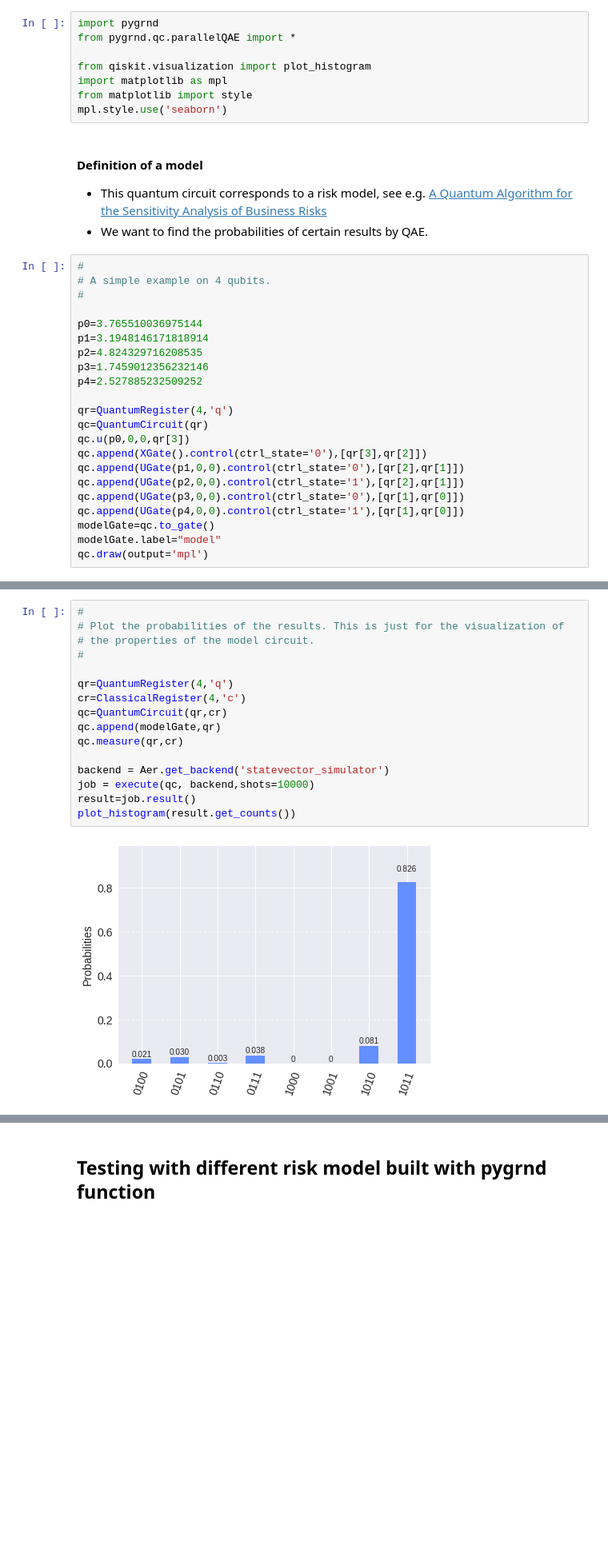
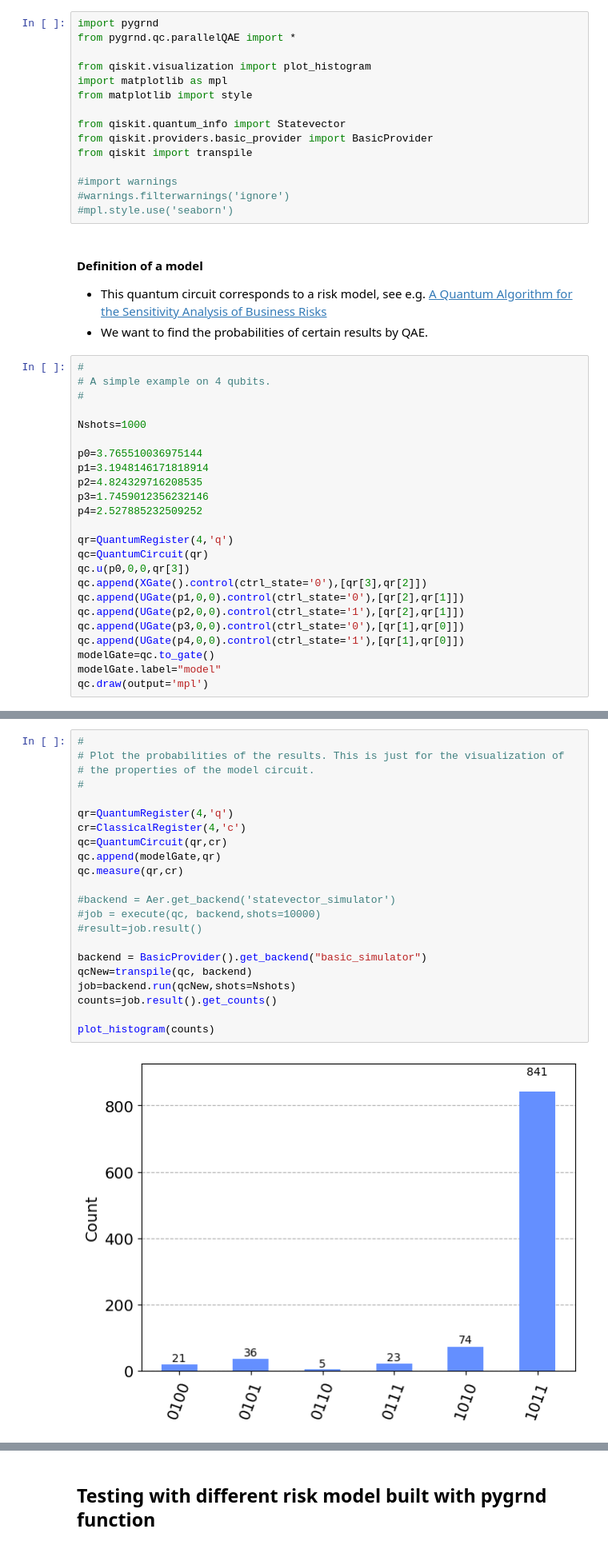
Before and after one commit to JoSQUANTUM/pygrnd, a Jupyter notebook: notebooks/parallelQAE.ipynb, the cells around one changed output, grey strips where cells are left out. Shown at 80% size. Saved outputs shown, nothing was run; the diff lists cells and outputs as text; blank space fills up the shorter version.

```diff
--- a/notebooks/parallelQAE.ipynb
+++ b/notebooks/parallelQAE.ipynb
@@ -13,7 +13,14 @@ from pygrnd.qc.parallelQAE import *
 from qiskit.visualization import plot_histogram
 import matplotlib as mpl
 from matplotlib import style
-mpl.style.use('seaborn')
+
+from qiskit.quantum_info import Statevector
+from qiskit.providers.basic_provider import BasicProvider
+from qiskit import transpile
+
+#import warnings
+#warnings.filterwarnings('ignore')
+#mpl.style.use('seaborn')
 # %% [markdown]
 #### Definition of a model
 - This quantum circuit corresponds to a risk model, see e.g. [A Quantum Algorithm for the Sensitivity Analysis of Business Risks](https://arxiv.org/abs/2103.05475)
@@ -22,6 +29,8 @@ mpl.style.use('seaborn')
 #
 # A simple example on 4 qubits.
 #
+
+Nshots=1000
 
 p0=3.765510036975144
 p1=3.1948146171818914
@@ -45,21 +54,27 @@ qc.draw(output='mpl')
 # %%
 #
 # Plot the probabilities of the results. This is just for the visualization of
 # the properties of the model circuit.
 #
 
 qr=QuantumRegister(4,'q')
 cr=ClassicalRegister(4,'c')
 qc=QuantumCircuit(qr,cr)
 qc.append(modelGate,qr)
 qc.measure(qr,cr)
 
-backend = Aer.get_backend('statevector_simulator')
-job = execute(qc, backend,shots=10000)
-result=job.result()
-plot_histogram(result.get_counts())
+#backend = Aer.get_backend('statevector_simulator')
+#job = execute(qc, backend,shots=10000)
+#result=job.result()
+
+backend = BasicProvider().get_backend("basic_simulator")
+qcNew=transpile(qc, backend)
+job=backend.run(qcNew,shots=Nshots)
+counts=job.result().get_counts()
+
+plot_histogram(counts)
 # %% [output]
-[figure, old version]
+[figure, new version]
 # %% [markdown]
 #### Standard QAE - exact eigenvectors vs. eigenstate approximation
 - Compare standard QAE with two different initializations for an output precision of $6$ bit
```
Also changed, not shown: parts of 17 cells of this notebook, 16 other files.
